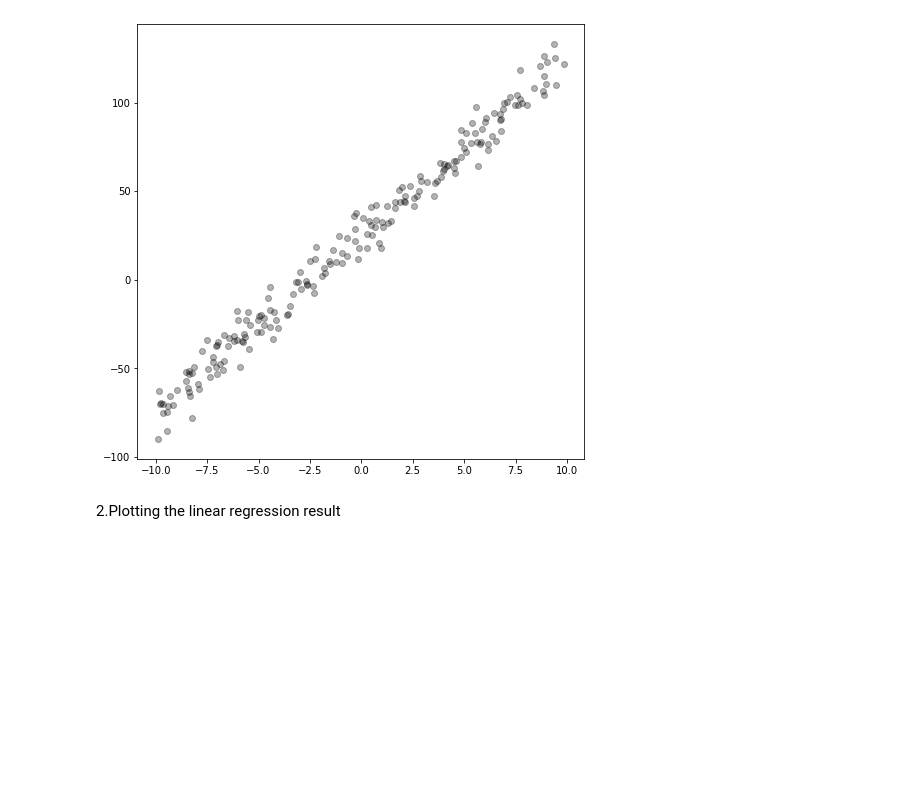
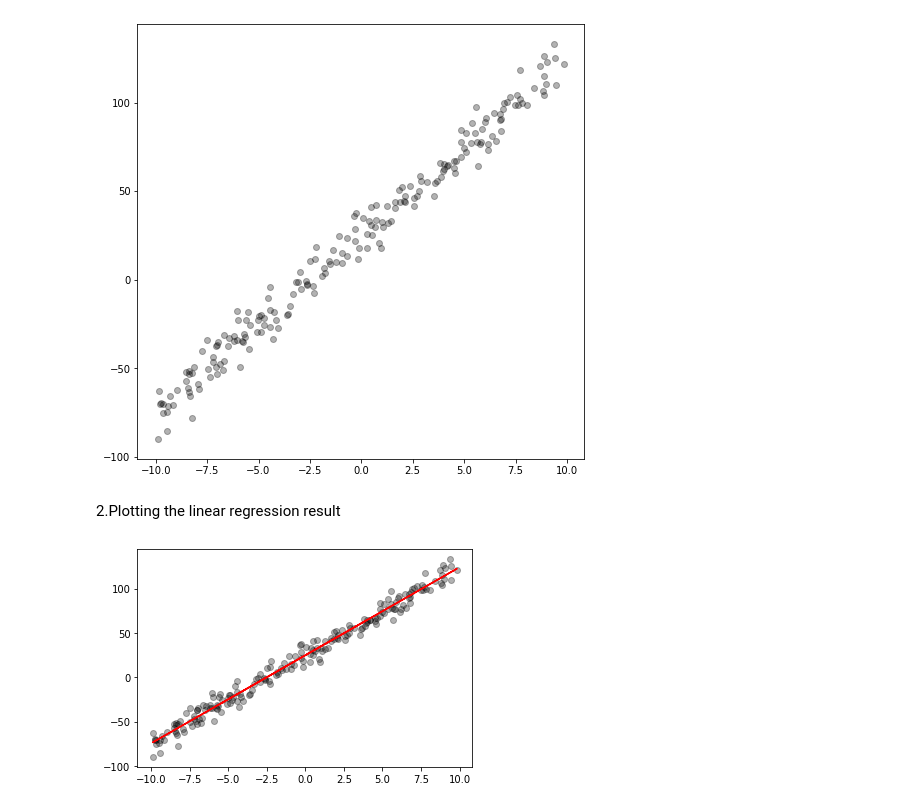
Before and after one commit to sonhs99/MachineLearning, a Jupyter notebook: Assignment02/Assignment02.ipynb, the cells around one changed output. Drawn from its saved outputs; the diff is of its cells as text; code cells hidden in the pictures; blank space fills up the shorter version.

Commit message:
2. Plotting the linear regression result

```diff
--- a/Assignment02/Assignment02.ipynb
+++ b/Assignment02/Assignment02.ipynb
@@ -24,30 +24,32 @@ plt.show()
 # %%
 theta_a = [np.random.randint(1, 100)]
 theta_b = [np.random.randint(1, 100)]
 e_list = [0]
 alpha = 0.0001
 
 def energy(x, y, theta_a, theta_b):
   sum = 0
   for x_, y_ in zip(x, y):
     tmp = theta_a * x_ + theta_b - y_
     sum += tmp * tmp
   return sum / 200
 
 e_tmp = energy(x_data, y_data, theta_a[-1], theta_b[-1])
 
 while e_list[-1] != e_tmp:
   e_list.append(e_tmp)
   theta_a.append(theta_a[-1])
   theta_b.append(theta_b[-1])
 
   for x_, y_ in zip(x_data, y_data):
-    theta_a[-1] -= alpha * (theta_a[-1] * x_ + theta_b[-1] - y_) * x_ / len(x)
-    theta_b[-1] -= alpha * (theta_a[-1] * x_ + theta_b[-1] - y_) / len(x)
+    theta_a[-1] -= alpha * (theta_a[-1] * x_ + theta_b[-1] - y_) * x_ / len(x_data)
+    theta_b[-1] -= alpha * (theta_a[-1] * x_ + theta_b[-1] - y_) / len(x_data)
 
-  e_tmp = energy(x, y, theta_a[-1], theta_b[-1])
+  e_tmp = energy(x_data, y_data, theta_a[-1], theta_b[-1])
 
 plt.scatter(x_data, y_data, alpha=0.3, c='k')
-plt.plot(x, theta_a[-1]*x + theta_b[-1], 'r')
+plt.plot(x_data, theta_a[-1]*x_data + theta_b[-1], 'r')
 
 plt.show()
+# %% [output]
+[figure, added]
```
